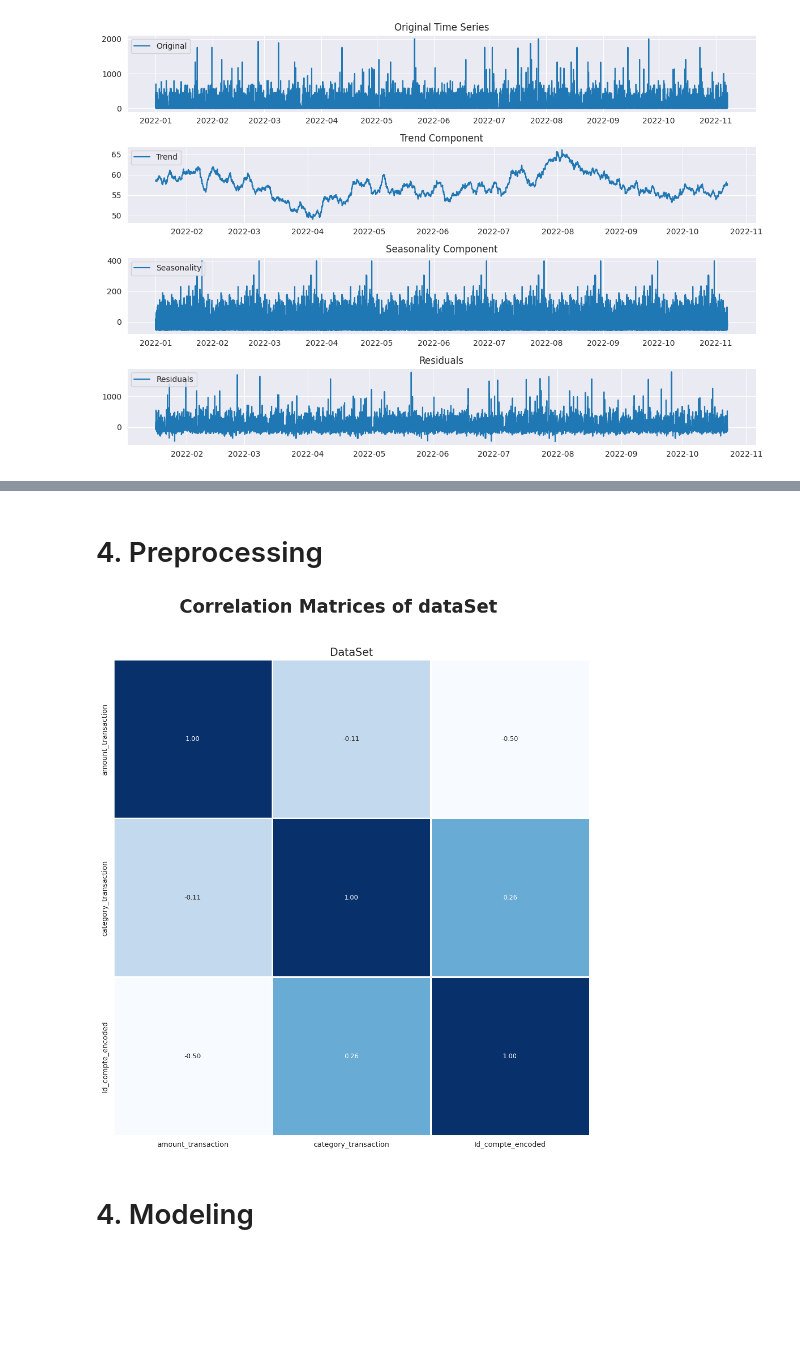
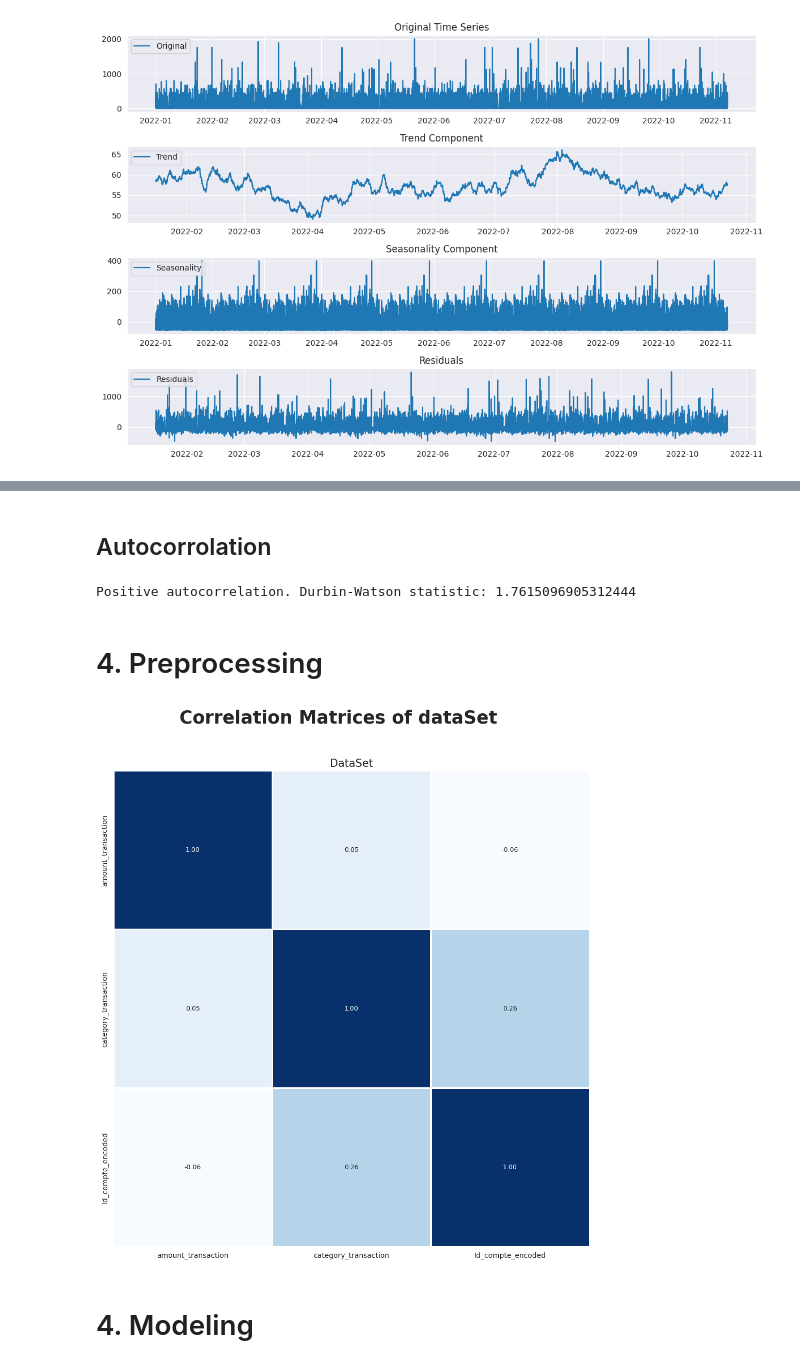
Before and after one commit to samibm23/Transaction-forecast, a Jupyter notebook: Transaction-Forecasting-Challenge.ipynb, the cells around one changed output, grey strips where cells are left out. Saved outputs shown, nothing was run; the diff lists cells and outputs as text; code cells hidden in the pictures; blank space fills up the shorter version.

```diff
--- a/Transaction-Forecasting-Challenge.ipynb
+++ b/Transaction-Forecasting-Challenge.ipynb
@@ -518,0 +541,5 @@ plt.show()
+# %%
+data['month_sin'] = np.sin(2 * np.pi * data['month'] / 12)
+data['month_cos'] = np.cos(2 * np.pi * data['month'] / 12)
+
+data = data.drop(columns=['month'])
@@ -519,15 +565,31 @@ plt.show()
+# %% [markdown]
+## Autocorrolation
+# %%
+
+# Assuming 'data' is your time series data
+dw_statistic = durbin_watson(data['amount_transaction'])
+
+# Interpret the results
+if dw_statistic < 2:
+    print(f"Positive autocorrelation. Durbin-Watson statistic: {dw_statistic}")
+elif dw_statistic > 2:
+    print(f"Negative autocorrelation. Durbin-Watson statistic: {dw_statistic}")
+else:
+    print(f"No significant autocorrelation. Durbin-Watson statistic: {dw_statistic}")
+# %% [output]
+Positive autocorrelation. Durbin-Watson statistic: 1.7615096905312444
 # %% [markdown]
 # 4. Preprocessing
 # %%
 le = LabelEncoder()
-data_mean['Id_compte_encoded'] = le.fit_transform(data_mean['Id_compte'])
+data['Id_compte_encoded'] = le.fit_transform(data['Id_compte'])
 # %%
 lencoder = LabelEncoder()
-data_mean['category_transaction'] = lencoder.fit_transform(data_mean['category_transaction'])
+data['category_transaction'] = lencoder.fit_transform(data['category_transaction'])
 # %%
-correlation_plot(data=data_mean,variables=['amount_transaction','category_transaction','Id_compte_encoded'])
+correlation_plot(data=data,variables=['amount_transaction','category_transaction','Id_compte_encoded'])
 # %% [output]
-[figure, old version]
+[figure, new version]
 # %% [markdown]
 # 4. Modeling
 # %%
```
Also changed, not shown: parts of 11 cells of this notebook.
